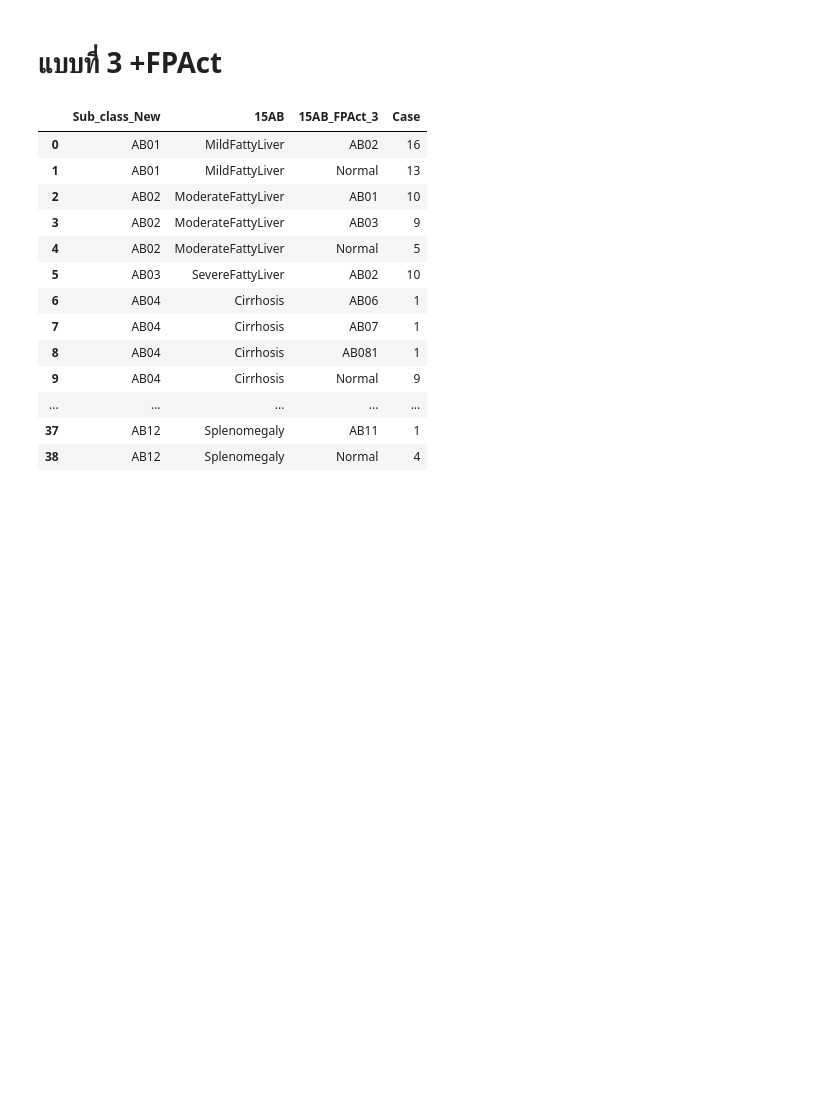
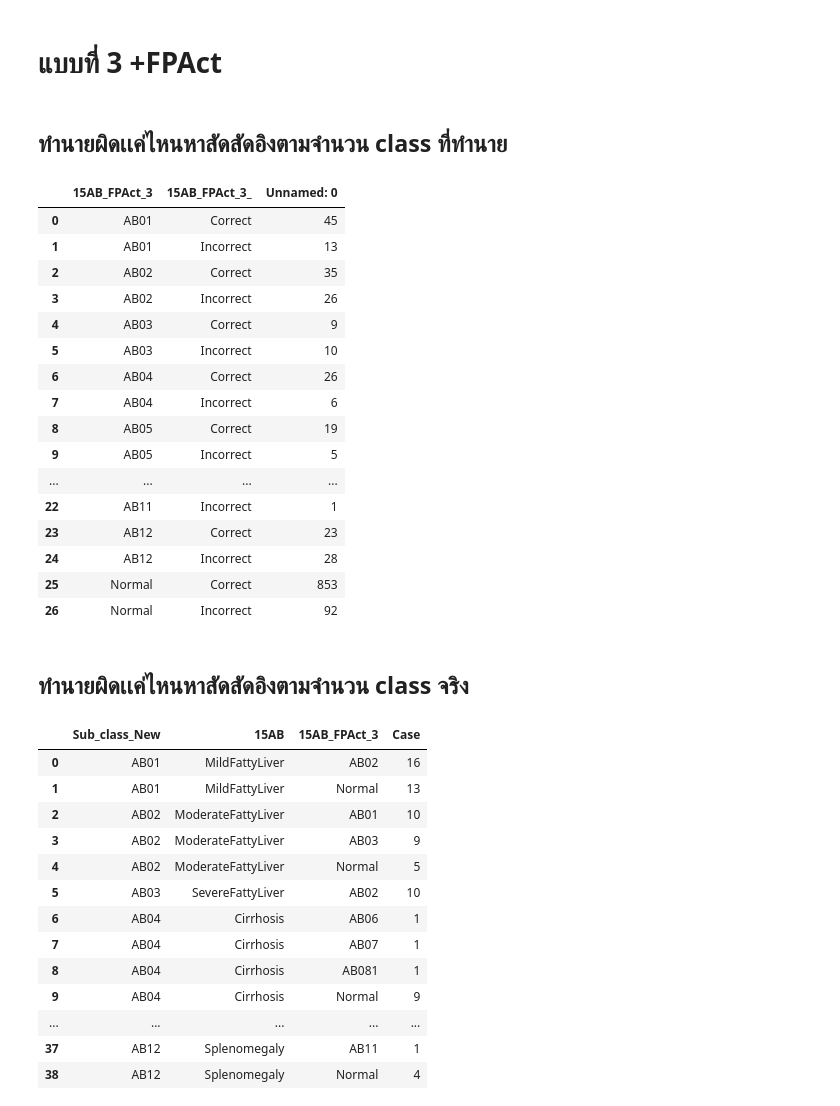
Before and after one commit to Peckkie/Experiment_Evaluation_CCA, a Jupyter notebook: IncorrectPrediction_byBiTNetModel_None_FPAct3_FPPred3scores.ipynb, the cells around one changed output. Cells and saved outputs as stored; diff of their text form; code cells hidden in the pictures; blank space fills up the shorter version.

```diff
--- a/IncorrectPrediction_byBiTNetModel_None_FPAct3_FPPred3scores.ipynb
+++ b/IncorrectPrediction_byBiTNetModel_None_FPAct3_FPPred3scores.ipynb
@@ -146,6 +180,30 @@ Incorrect[["Sub_class_New","15AB" ,"15AB_pred","Case"]].groupby(['Sub_class_New'
 | 45 | Normal | Normal | AB11 | 1 |
 # %% [markdown]
 # แบบที่ 3 +FPAct
+# %% [markdown]
+## ทำนายผิดเเค่ไหนหาสัดสัดอิงตามจำนวน class ที่ทำนาย
+# %%
+df[["15AB_FPAct_3", "15AB_FPAct_3_", "Unnamed: 0"]].groupby(["15AB_FPAct_3", "15AB_FPAct_3_"]).count().reset_index()
+# %% [output]
+|  | 15AB_FPAct_3 | 15AB_FPAct_3_ | Unnamed: 0 |
+| 0 | AB01 | Correct | 45 |
+| 1 | AB01 | Incorrect | 13 |
+| 2 | AB02 | Correct | 35 |
+| 3 | AB02 | Incorrect | 26 |
+| 4 | AB03 | Correct | 9 |
+| 5 | AB03 | Incorrect | 10 |
+| 6 | AB04 | Correct | 26 |
+| 7 | AB04 | Incorrect | 6 |
+| 8 | AB05 | Correct | 19 |
+| 9 | AB05 | Incorrect | 5 |
+| ... | ... | ... | ... |
+| 22 | AB11 | Incorrect | 1 |
+| 23 | AB12 | Correct | 23 |
+| 24 | AB12 | Incorrect | 28 |
+| 25 | Normal | Correct | 853 |
+| 26 | Normal | Incorrect | 92 |
+# %% [markdown]
+## ทำนายผิดเเค่ไหนหาสัดสัดอิงตามจำนวน class จริง
 # %%
 Correct = df[df['15AB_FPAct_3_'] == 'Correct']
 Incorrect = df[df['15AB_FPAct_3_'] == 'Incorrect']
```
Also changed, not shown: parts of 4 cells of this notebook, 1 other file.
